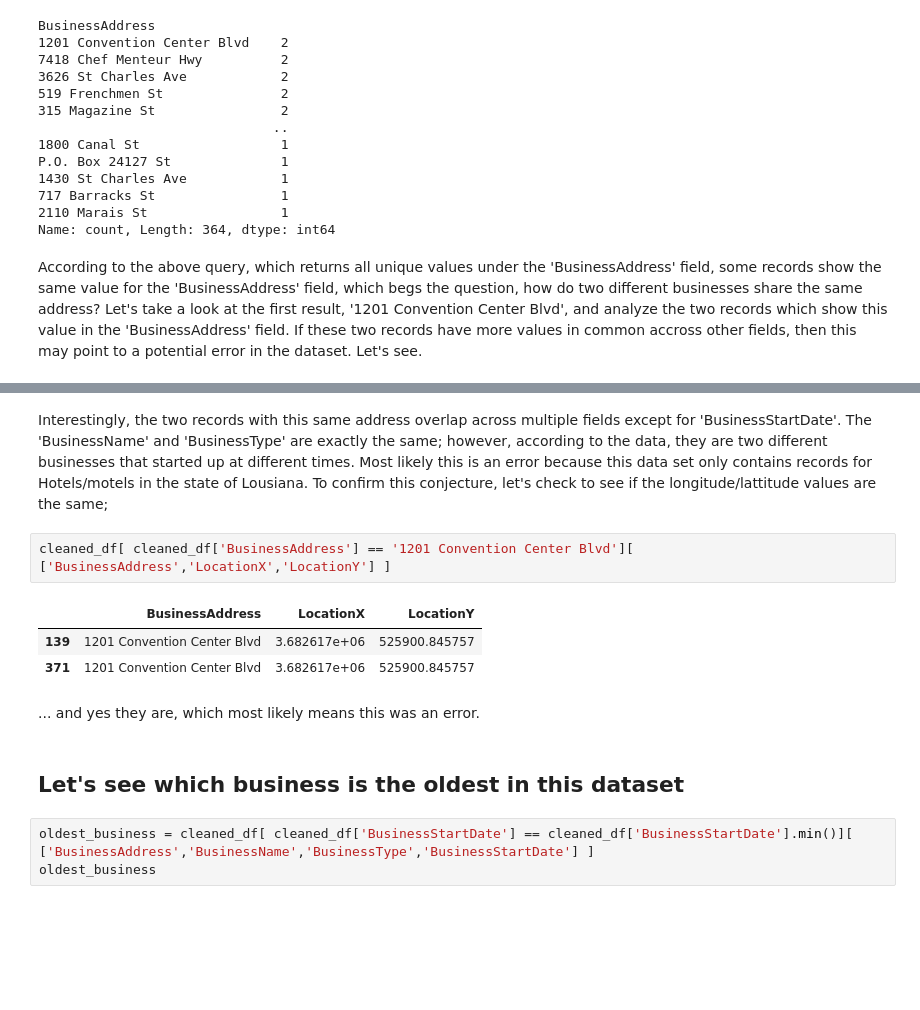
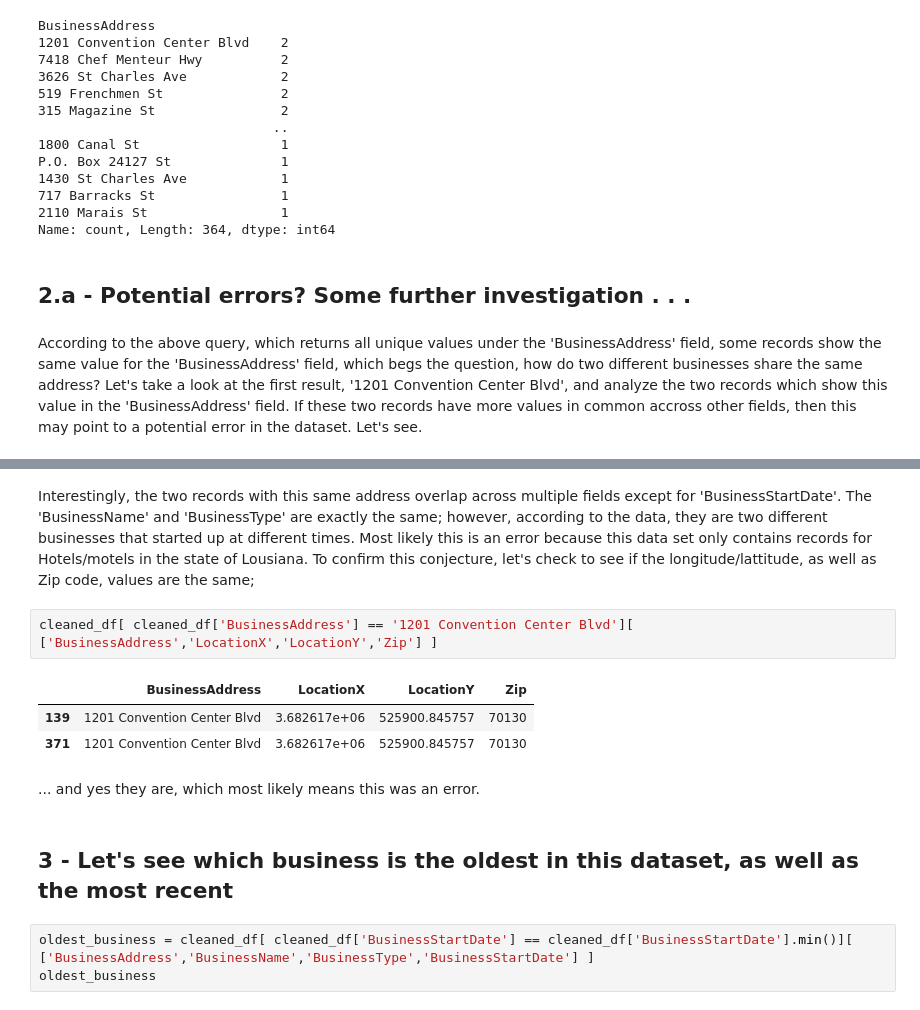
Before and after one commit to dbdesign-students-spring2024/8-pandas-exploration-jlnsr, a Jupyter notebook: analysis.ipynb, the cells around one changed output, grey strips where cells are left out. Saved outputs shown, nothing was run; the diff lists cells and outputs as text; blank space fills up the shorter version.

```diff
--- a/analysis.ipynb
+++ b/analysis.ipynb
@@ -428,6 +432,8 @@ P.O. Box 24127 St              1
 717 Barracks St                1
 2110 Marais St                 1
 Name: count, Length: 364, dtype: int64
+# %% [markdown]
+## 2.a - Potential errors? Some further investigation . . .
 # %% [markdown]
 According to the above query, which returns all unique values under the 'BusinessAddress' field, some records show the same value for the 'BusinessAddress' field, which begs the question, how do two different businesses share the same address? Let's take a look at the first result, '1201 Convention Center Blvd', and analyze the two records which show this value in the 'BusinessAddress' field. If these two records have more values in common accross other fields, then this may point to a potential error in the dataset. Let's see.
 # %%
@@ -437,17 +443,17 @@ cleaned_df[ cleaned_df['BusinessAddress'] == '1201 Convention Center Blvd'][ ['B
 | 139 | 1201 Convention Center Blvd | HAMPTON INN & SUITES NEW ORLEANS-... | HOTELS (EXC CASINO HOTELS) & MOTELS | 2020-04-24 |
 | 371 | 1201 Convention Center Blvd | HAMPTON INN & SUITES NEW ORLEANS-... | HOTELS (EXC CASINO HOTELS) & MOTELS | 2020-10-26 |
 # %% [markdown]
-Interestingly, the two records with this same address overlap across multiple fields except for 'BusinessStartDate'. The 'BusinessName' and 'BusinessType' are exactly the same; however, according to the data, they are two different businesses that started up at different times. Most likely this is an error because this data set only contains records for Hotels/motels in the state of Lousiana. To confirm this conjecture, let's check to see if the longitude/lattitude values are the same;
+Interestingly, the two records with this same address overlap across multiple fields except for 'BusinessStartDate'. The 'BusinessName' and 'BusinessType' are exactly the same; however, according to the data, they are two different businesses that started up at different times. Most likely this is an error because this data set only contains records for Hotels/motels in the state of Lousiana. To confirm this conjecture, let's check to see if the longitude/lattitude, as well as Zip code, values are the same;
 # %%
-cleaned_df[ cleaned_df['BusinessAddress'] == '1201 Convention Center Blvd'][ ['BusinessAddress','LocationX','LocationY'] ]
+cleaned_df[ cleaned_df['BusinessAddress'] == '1201 Convention Center Blvd'][ ['BusinessAddress','LocationX','LocationY','Zip'] ]
 # %% [output]
-|  | BusinessAddress | LocationX | LocationY |
-| 139 | 1201 Convention Center Blvd | 3.682617e+06 | 525900.845757 |
-| 371 | 1201 Convention Center Blvd | 3.682617e+06 | 525900.845757 |
+|  | BusinessAddress | LocationX | LocationY | Zip |
+| 139 | 1201 Convention Center Blvd | 3.682617e+06 | 525900.845757 | 70130 |
+| 371 | 1201 Convention Center Blvd | 3.682617e+06 | 525900.845757 | 70130 |
 # %% [markdown]
 ... and yes they are, which most likely means this was an error.
 # %% [markdown]
-## Let's see which business is the oldest in this dataset
+## 3 - Let's see which business is the oldest in this dataset, as well as the most recent
 # %%
 oldest_business = cleaned_df[ cleaned_df['BusinessStartDate'] == cleaned_df['BusinessStartDate'].min()][ ['BusinessAddress','BusinessName','BusinessType','BusinessStartDate'] ]
 oldest_business
```
Also changed, not shown: parts of 22 cells of this notebook.
